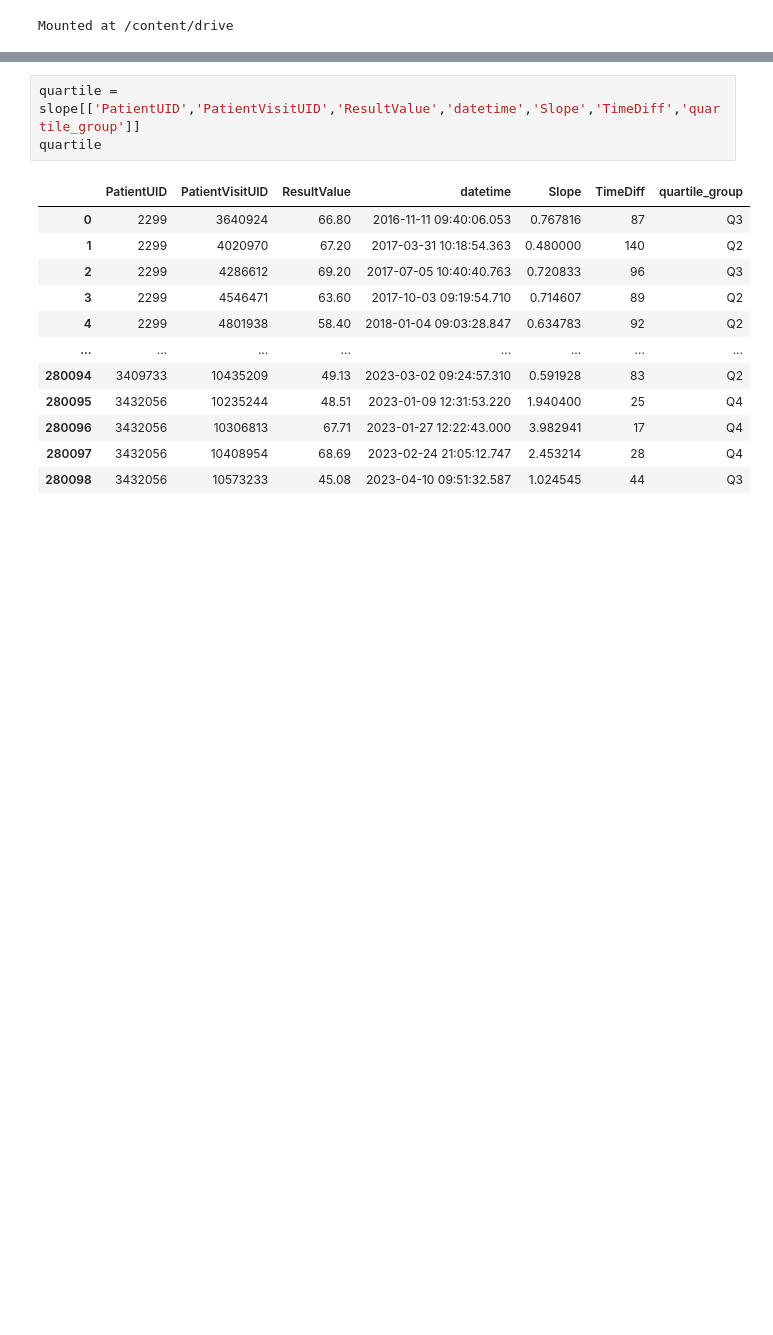
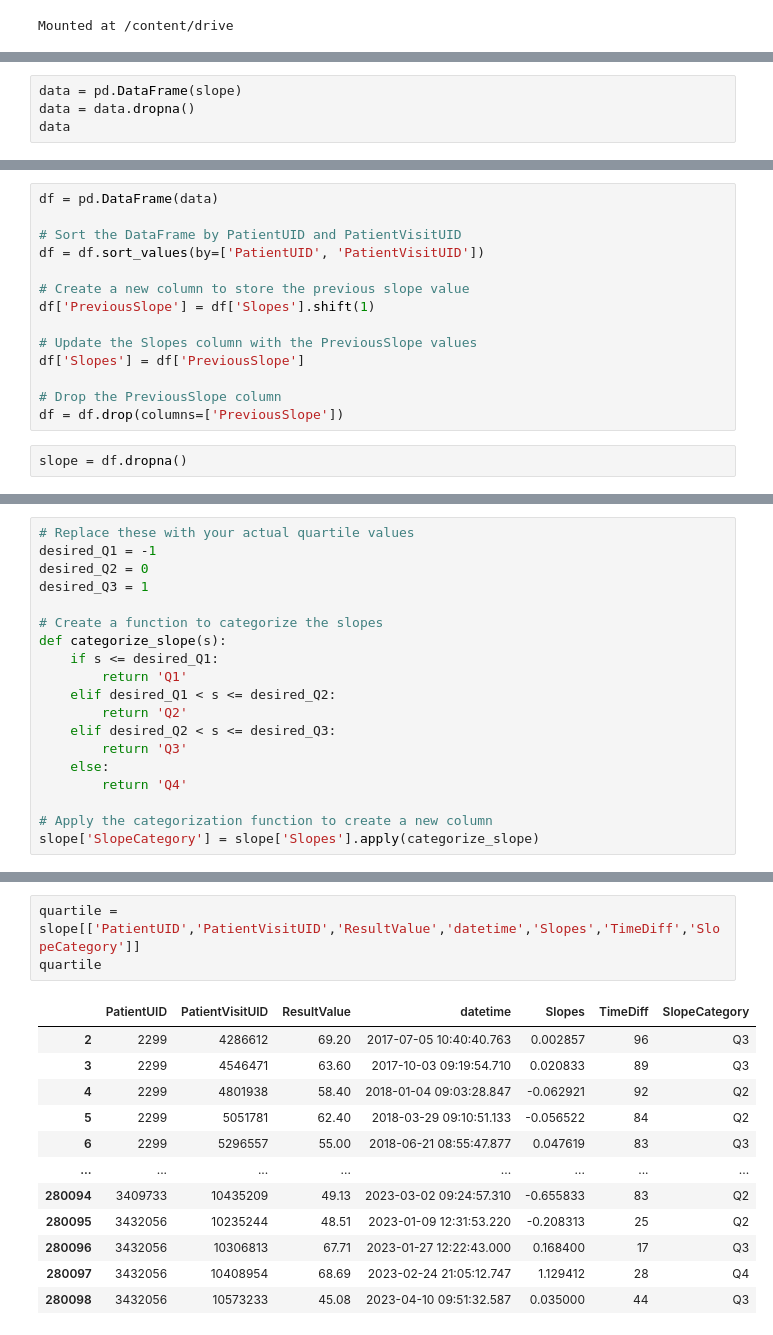
Before and after one commit to Aomaphisara/Project, a Jupyter notebook: Quartile.ipynb, the cells around one changed output, grey strips where cells are left out. Cells and saved outputs as stored; diff of their text form; blank space fills up the shorter version.

```diff
--- a/Quartile.ipynb
+++ b/Quartile.ipynb
@@ -126,0 +44,4 @@ min_max_values
+# %%
+data = pd.DataFrame(slope)
+data = data.dropna()
+data
@@ -127,3 +66,19 @@ min_max_values
+# %%
+df = pd.DataFrame(data)
+
+# Sort the DataFrame by PatientUID and PatientVisitUID
+df = df.sort_values(by=['PatientUID', 'PatientVisitUID'])
+
+# Create a new column to store the previous slope value
+df['PreviousSlope'] = df['Slopes'].shift(1)
+
+# Update the Slopes column with the PreviousSlope values
+df['Slopes'] = df['PreviousSlope']
+
+# Drop the PreviousSlope column
+df = df.drop(columns=['PreviousSlope'])
+# %%
+slope = df.dropna()
 # %%
 slope
 # %% [output]
@@ -154,0 +102,19 @@ Quartile Group Q3: 70018 records
+# %%
+# Replace these with your actual quartile values
+desired_Q1 = -1
+desired_Q2 = 0
+desired_Q3 = 1
+
+# Create a function to categorize the slopes
+def categorize_slope(s):
+    if s <= desired_Q1:
+        return 'Q1'
+    elif desired_Q1 < s <= desired_Q2:
+        return 'Q2'
+    elif desired_Q2 < s <= desired_Q3:
+        return 'Q3'
+    else:
+        return 'Q4'
+
+# Apply the categorization function to create a new column
+slope['SlopeCategory'] = slope['Slopes'].apply(categorize_slope)
@@ -155,16 +187,16 @@ Quartile Group Q3: 70018 records
 # %%
-quartile = slope[['PatientUID','PatientVisitUID','ResultValue','datetime','Slope','TimeDiff','quartile_group']]
+quartile = slope[['PatientUID','PatientVisitUID','ResultValue','datetime','Slopes','TimeDiff','SlopeCategory']]
 quartile
 # %% [output]
-|  | PatientUID | PatientVisitUID | ResultValue | datetime | Slope | TimeDiff | quartile_group |
-| 0 | 2299 | 3640924 | 66.80 | 2016-11-11 09:40:06.053 | 0.767816 | 87 | Q3 |
-| 1 | 2299 | 4020970 | 67.20 | 2017-03-31 10:18:54.363 | 0.480000 | 140 | Q2 |
-| 2 | 2299 | 4286612 | 69.20 | 2017-07-05 10:40:40.763 | 0.720833 | 96 | Q3 |
-| 3 | 2299 | 4546471 | 63.60 | 2017-10-03 09:19:54.710 | 0.714607 | 89 | Q2 |
-| 4 | 2299 | 4801938 | 58.40 | 2018-01-04 09:03:28.847 | 0.634783 | 92 | Q2 |
+|  | PatientUID | PatientVisitUID | ResultValue | datetime | Slopes | TimeDiff | SlopeCategory |
+| 2 | 2299 | 4286612 | 69.20 | 2017-07-05 10:40:40.763 | 0.002857 | 96 | Q3 |
+| 3 | 2299 | 4546471 | 63.60 | 2017-10-03 09:19:54.710 | 0.020833 | 89 | Q3 |
+| 4 | 2299 | 4801938 | 58.40 | 2018-01-04 09:03:28.847 | -0.062921 | 92 | Q2 |
+| 5 | 2299 | 5051781 | 62.40 | 2018-03-29 09:10:51.133 | -0.056522 | 84 | Q2 |
+| 6 | 2299 | 5296557 | 55.00 | 2018-06-21 08:55:47.877 | 0.047619 | 83 | Q3 |
 | ... | ... | ... | ... | ... | ... | ... | ... |
-| 280094 | 3409733 | 10435209 | 49.13 | 2023-03-02 09:24:57.310 | 0.591928 | 83 | Q2 |
-| 280095 | 3432056 | 10235244 | 48.51 | 2023-01-09 12:31:53.220 | 1.940400 | 25 | Q4 |
-| 280096 | 3432056 | 10306813 | 67.71 | 2023-01-27 12:22:43.000 | 3.982941 | 17 | Q4 |
-| 280097 | 3432056 | 10408954 | 68.69 | 2023-02-24 21:05:12.747 | 2.453214 | 28 | Q4 |
-| 280098 | 3432056 | 10573233 | 45.08 | 2023-04-10 09:51:32.587 | 1.024545 | 44 | Q3 |
+| 280094 | 3409733 | 10435209 | 49.13 | 2023-03-02 09:24:57.310 | -0.655833 | 83 | Q2 |
+| 280095 | 3432056 | 10235244 | 48.51 | 2023-01-09 12:31:53.220 | -0.208313 | 25 | Q2 |
+| 280096 | 3432056 | 10306813 | 67.71 | 2023-01-27 12:22:43.000 | 0.168400 | 17 | Q3 |
+| 280097 | 3432056 | 10408954 | 68.69 | 2023-02-24 21:05:12.747 | 1.129412 | 28 | Q4 |
+| 280098 | 3432056 | 10573233 | 45.08 | 2023-04-10 09:51:32.587 | 0.035000 | 44 | Q3 |
```
Also changed, not shown: parts of 25 cells of this notebook.
